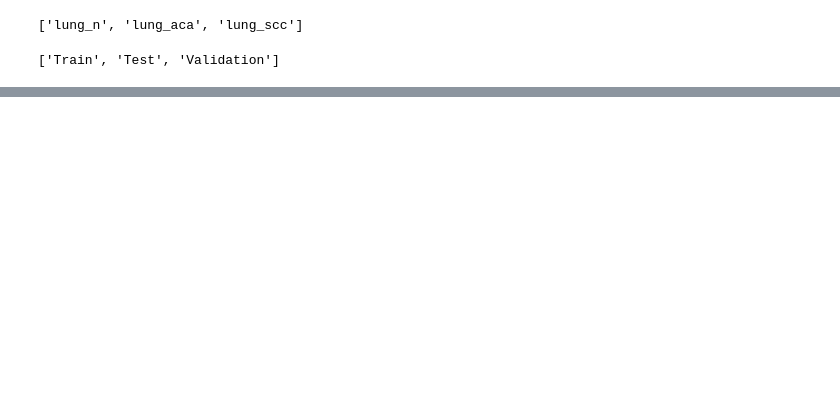
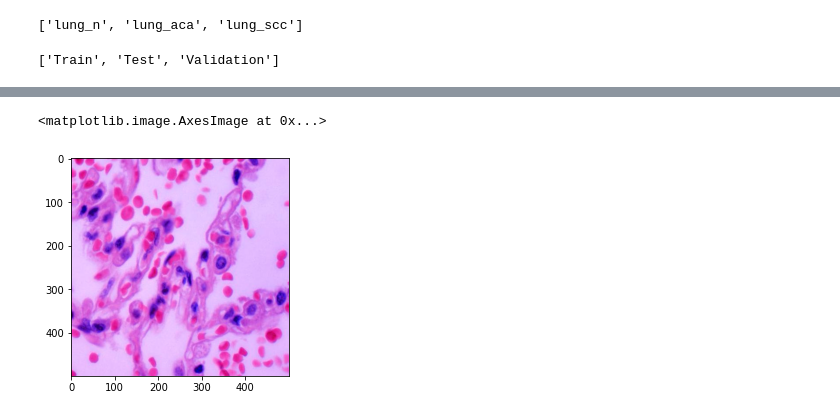
Before and after one commit to bedanga92/Research-Project, a Jupyter notebook: AlexNet/AlexNet.ipynb, the cells around one changed output, grey strips where cells are left out. Cells and saved outputs as stored; diff of their text form; code cells hidden in the pictures; blank space fills up the shorter version.

```diff
--- a/AlexNet/AlexNet.ipynb
+++ b/AlexNet/AlexNet.ipynb
@@ -81,0 +112,6 @@ for i in range(len(dir_class)):
+# %%
+img_n = cv2.cvtColor(cv2.imread(path+'lung_n/'+lung_n_lst[30]),cv2.COLOR_BGR2RGB)
+plt.imshow(img_n)
+# %% [output]
+<matplotlib.image.AxesImage at 0x...>
+[figure, added]
```
Also changed, not shown: parts of 18 cells of this notebook, 1 other file.
